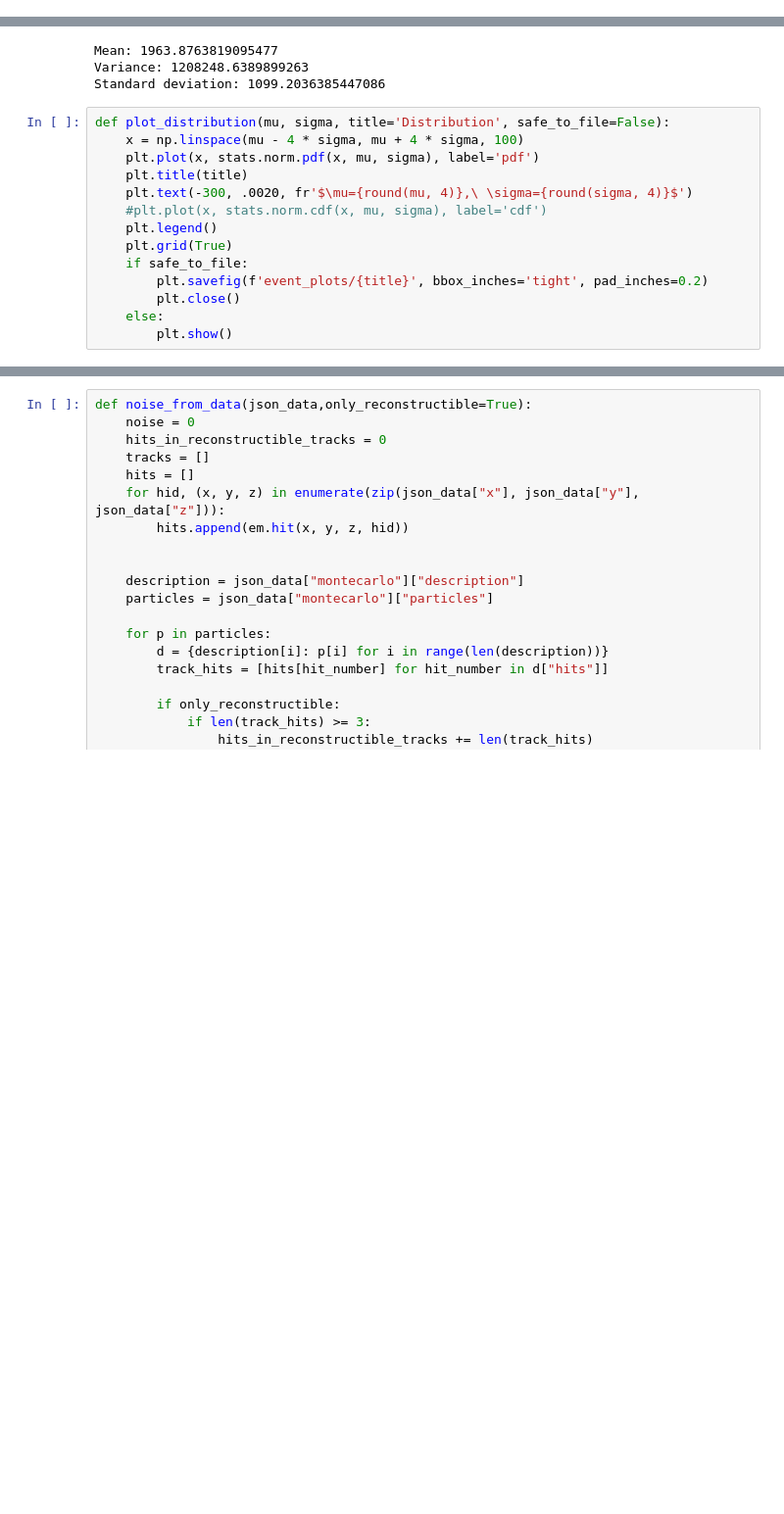
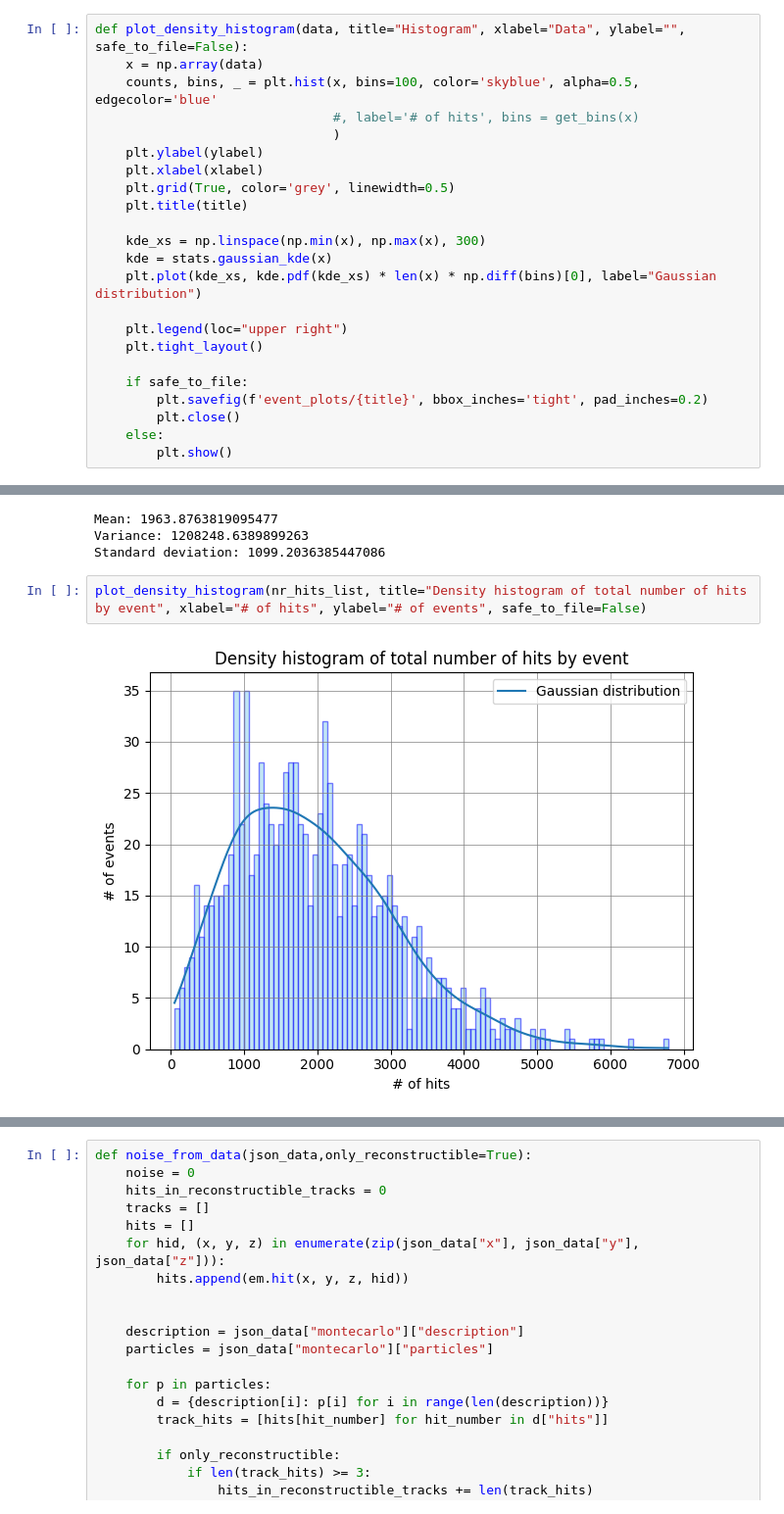
Before and after one commit to alawaree/Code_Thesis_HopfieldNetwork_VELO, a Jupyter notebook: data_analysis/general_data_analysis.ipynb, the cells around one changed output, grey strips where cells are left out. Shown at 98% size. Saved outputs shown, nothing was run; the diff lists cells and outputs as text; blank space fills up the shorter version.

```diff
--- a/data_analysis/general_data_analysis.ipynb
+++ b/data_analysis/general_data_analysis.ipynb
@@ -65,0 +77,23 @@ def plot_distribution(mu, sigma, title='Distribution', safe_to_file=False):
+# %%
+def plot_density_histogram(data, title="Histogram", xlabel="Data", ylabel="", safe_to_file=False):
+    x = np.array(data)
+    counts, bins, _ = plt.hist(x, bins=100, color='skyblue', alpha=0.5, edgecolor='blue'
+                               #, label='# of hits', bins = get_bins(x)
+                               )
+    plt.ylabel(ylabel)
+    plt.xlabel(xlabel)
+    plt.grid(True, color='grey', linewidth=0.5)
+    plt.title(title)
+
+    kde_xs = np.linspace(np.min(x), np.max(x), 300)
+    kde = stats.gaussian_kde(x)
+    plt.plot(kde_xs, kde.pdf(kde_xs) * len(x) * np.diff(bins)[0], label="Gaussian distribution")
+
+    plt.legend(loc="upper right")
+    plt.tight_layout()
+
+    if safe_to_file:
+        plt.savefig(f'event_plots/{title}', bbox_inches='tight', pad_inches=0.2)
+        plt.close()
+    else:
+        plt.show()
@@ -156,17 +183,7 @@ mu, var, sigma = data_distribution(nr_hits_list)
 Mean: 1963.8763819095477
 Variance: 1208248.6389899263
 Standard deviation: 1099.2036385447086
-# %%
-def plot_distribution(mu, sigma, title='Distribution', safe_to_file=False):
-    x = np.linspace(mu - 4 * sigma, mu + 4 * sigma, 100)
-    plt.plot(x, stats.norm.pdf(x, mu, sigma), label='pdf')
-    plt.title(title)
-    plt.text(-300, .0020, fr'$\mu={round(mu, 4)},\ \sigma={round(sigma, 4)}$')
-    #plt.plot(x, stats.norm.cdf(x, mu, sigma), label='cdf')
-    plt.legend()
-    plt.grid(True)
-    if safe_to_file:
-        plt.savefig(f'event_plots/{title}', bbox_inches='tight', pad_inches=0.2)
-        plt.close()
-    else:
-        plt.show()
+# %%
+plot_density_histogram(nr_hits_list, title="Density histogram of total number of hits by event", xlabel="# of hits", ylabel="# of events", safe_to_file=False)
+# %% [output]
+[figure, added]
```
Also changed, not shown: parts of 13 cells of this notebook, 6 other files.
